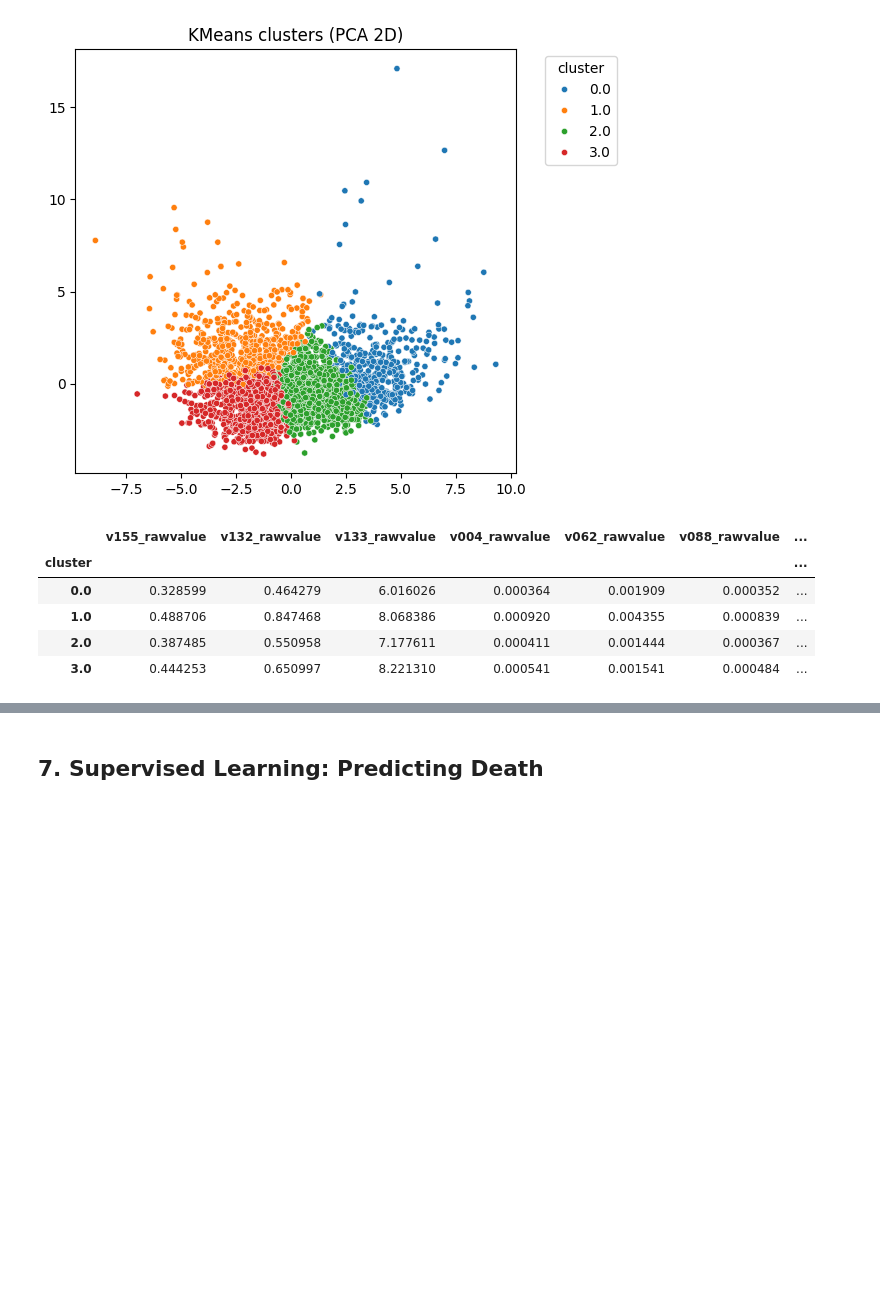
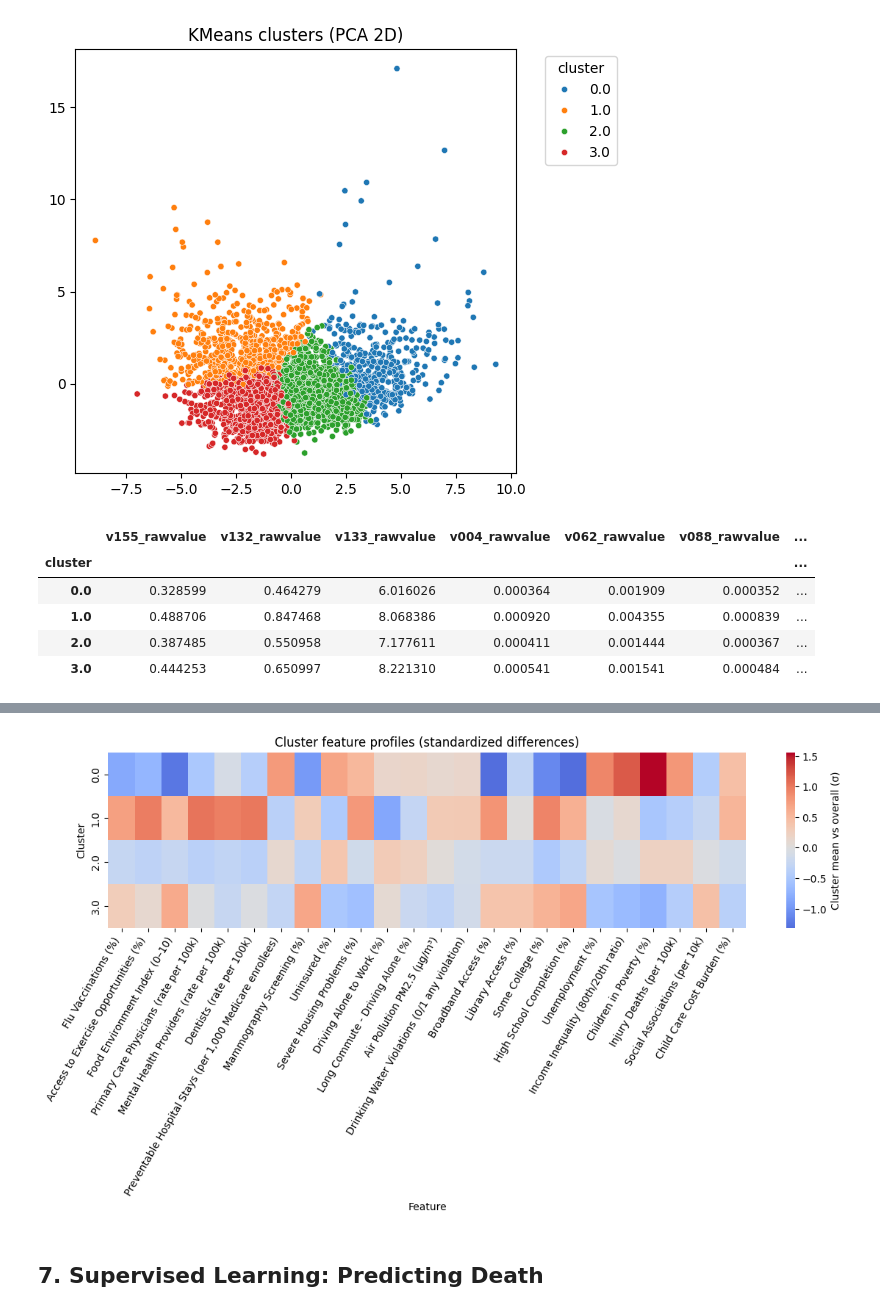
Before and after one commit to RedLynx101/Clustering_and_Classification-IAI-HW1, a Jupyter notebook: IAI_HW1_nhicks.ipynb, the cells around one changed output, grey strips where cells are left out. Drawn from its saved outputs; the diff is of its cells as text; code cells hidden in the pictures; blank space fills up the shorter version.

Commit message:
Update execution counts in Jupyter notebook and add cluster profiling analysis, including summary statistics and recommendations for counties based on clustering results.

```diff
--- a/IAI_HW1_nhicks.ipynb
+++ b/IAI_HW1_nhicks.ipynb
@@ -411,3 +411,89 @@ Selected k: 4  which is a manual choice based on the silhouette scores
 | 1.0 | 0.488706 | 0.847468 | 8.068386 | 0.000920 | 0.004355 | 0.000839 | ... |
 | 2.0 | 0.387485 | 0.550958 | 7.177611 | 0.000411 | 0.001444 | 0.000367 | ... |
 | 3.0 | 0.444253 | 0.650997 | 8.221310 | 0.000541 | 0.001541 | 0.000484 | ... |
+# %%
+# Cluster profiles to show which counties cluster together and why
+
+# Ensure clustering results exist
+assert 'cluster' in work_df.columns and work_df['cluster'].notna().any(), "Run the clustering cell first to create 'cluster' labels."
+
+# Use the same predictor as clustering
+features_for_profile = [c for c in predictor_cols if c in work_df.columns]
+
+# Focus on rows clustered
+clust_idx = work_df['cluster'].dropna().index
+prof_df = work_df.loc[clust_idx, ['cluster'] + features_for_profile].copy()
+
+# Calculate overall statistics
+overall_mean = prof_df[features_for_profile].mean(numeric_only=True)
+overall_std = prof_df[features_for_profile].std(ddof=0, numeric_only=True).replace(0, np.nan)
+
+# Cluster-level means and differences
+cluster_means = prof_df.groupby('cluster')[features_for_profile].mean(numeric_only=True)
+z_gap = (cluster_means - overall_mean) / overall_std
+
+# Use the MEASURE_NAME_MAP
+name_map = globals().get('MEASURE_NAME_MAP', {})
+col_names = [name_map.get(c, c) for c in z_gap.columns]
+z_gap_named = z_gap.copy()
+z_gap_named.columns = col_names
+
+# Size per cluster, used for the summary table
+sizes = prof_df['cluster'].value_counts().sort_index()
+print('Counties per cluster:')
+print(sizes.to_string())
+
+# Build a concise per-cluster summary of features
+summary_rows = []
+for cl, row in z_gap.iterrows():
+    top_up = row.sort_values(ascending=False).head(5)
+    top_down = row.sort_values(ascending=True).head(5)
+    top_up_fmt = [f"{name_map.get(f, f)} (+{row[f]:.2f}σ)" for f in top_up.index]
+    top_down_fmt = [f"{name_map.get(f, f)} ({row[f]:.2f}σ)" for f in top_down.index]
+
+    # Average target
+    avg_target = None
+    if 'TARGET_COL' in globals() and TARGET_COL in work_df.columns:
+        mask = work_df.index.isin(clust_idx) & (work_df['cluster'] == cl)
+        avg_target = work_df.loc[mask, TARGET_COL].mean()
+
+    # Example counties based on extreme features
+    rep_cols = [c for c in ['state', 'county'] if c in work_df.columns]
+    if rep_cols:
+        # Using the z-score to find the most extreme counties
+        z_rows = (prof_df[features_for_profile] - overall_mean) / overall_std
+        z_rows_abs_sum = z_rows.abs().sum(axis=1)
+        top_members = (
+            z_rows_abs_sum[prof_df['cluster'] == cl]
+            .sort_values(ascending=False)
+            .head(3)
+            .index
+        )
+        examples = work_df.loc[top_members, rep_cols].agg(' '.join, axis=1).tolist()
+    else:
+        examples = []
+
+    # Build a concise summary
+    summary_rows.append({
+        'cluster': int(cl),
+        'n_counties': int(sizes.loc[cl]) if cl in sizes.index else None,
+        'avg_target' : avg_target,
+        'top_higher_vs_US': '; '.join(top_up_fmt),
+        'top_lower_vs_US' : '; '.join(top_down_fmt),
+        'example_counties' : '; '.join(examples),
+    })
+
+# Display the summary
+cluster_summary = pd.DataFrame(summary_rows).sort_values('cluster').reset_index(drop=True)
+display(cluster_summary)
+
+# Heatmap of feature drivers by cluster
+plt.figure(figsize=(min(20, 2 + 0.5*len(col_names)), 1.5 + 0.4*len(z_gap_named)))
+sns.heatmap(z_gap_named, cmap='coolwarm', center=0, cbar_kws={'label': 'Cluster mean vs overall (σ)'})
+plt.title('Cluster feature profiles (standardized differences)')
+plt.xlabel('Feature')
+plt.ylabel('Cluster')
+plt.xticks(rotation=60, ha='right')
+plt.tight_layout()
+plt.show()
+# %% [output]
@@ -414,3 +511,4 @@ Selected k: 4  which is a manual choice based on the silhouette scores
+[figure, added]
 # %% [markdown]
 ## 7. Supervised Learning: Predicting Death
 # %%
```
Also changed, not shown: parts of 2 cells of this notebook.
